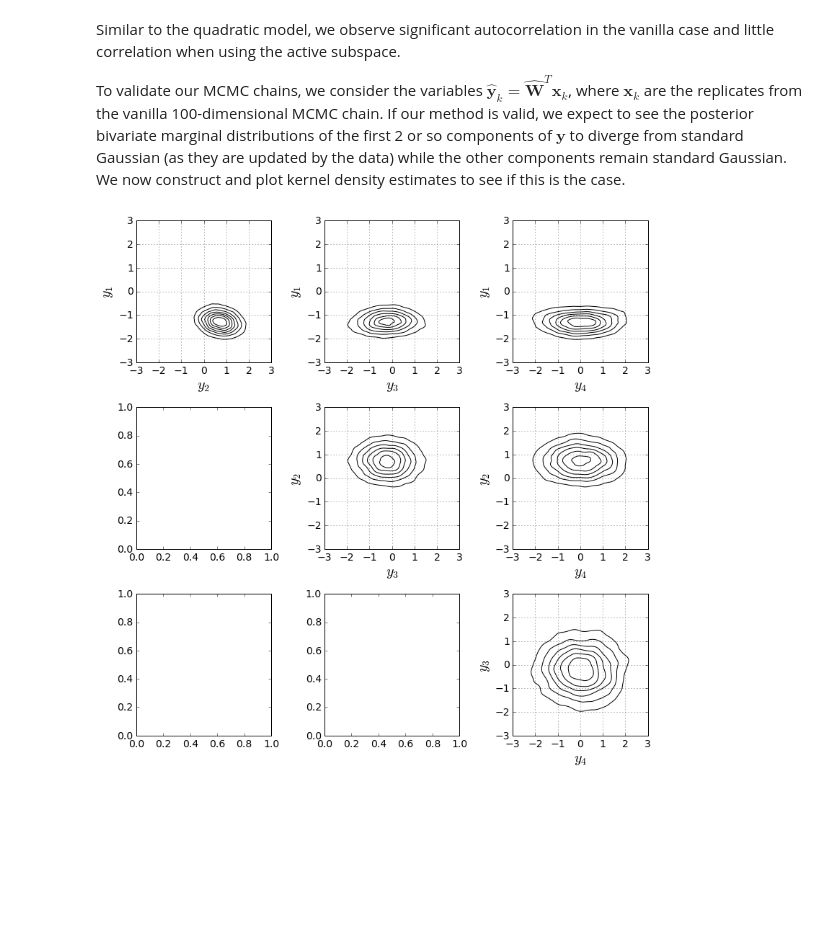
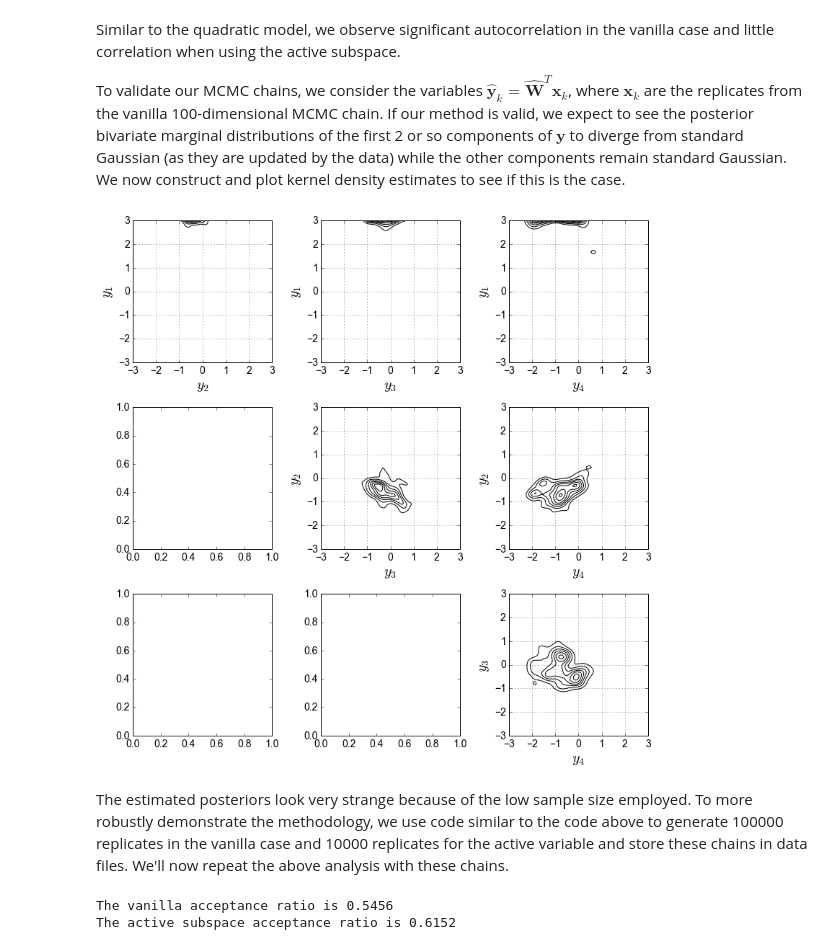
Before and after one commit to paulcon/as-data-sets, a Jupyter notebook: MCMC/MCMC.ipynb, the cells around one changed output. Cells and saved outputs as stored; diff of their text form; code cells hidden in the pictures; blank space fills up the shorter version.

```diff
--- a/MCMC/MCMC.ipynb
+++ b/MCMC/MCMC.ipynb
@@ -377,14 +443,14 @@ where $u$ is the solution, $\mathbf s$ are the spatial coordinates, and $\mathbf
+# %%
+# compute the active subspace for the model's misfit given data
+N_est = 1000 #Number of random points to sample for subspace estimation
+ss = compute_misfit_active_subspace(N_est, model)
 # %%
-import scipy.io as IO
+# set active subspace dimension to 2
+n = 2
+ss.partition(n)
 
-#Load data to compute the active subspace
-misfits = IO.loadmat('misfits.mat')
-
-#Compute the active subspace
-ss = ac.subspaces.Subspaces()
-ss.compute(df=misfits['dmisfits'], nboot=500); ss.partition(2)
-
-ac.utils.plotters.eigenvalues(ss.eigenvalues[:10], ss.e_br[:10,:])
+# plot active subspace metrics
+ac.utils.plotters.eigenvalues(ss.eigenvalues[:10, 0], e_br=ss.e_br[:10,:])
 ac.utils.plotters.subspace_errors(ss.sub_br[:10,:])
-ac.utils.plotters.sufficient_summary(misfits['X'].dot(ss.W1), misfits['misfits'])
+ac.utils.plotters.eigenvectors(ss.eigenvectors[:,:2])
 # %% [output]
@@ -440,0 +462,12 @@ plt.title('Active Subspace MCMC, Proposal Variance = .3')
+# %%
+fig, axes = plt.subplots(1, 2, figsize=(14, 7)); axes = axes.reshape(2).squeeze()
+
+a = np.exp(model.B.dot(ss.W1[:,0][:,None]).reshape((model.nx, model.nx)))
+x, y = np.arange(1, 101), np.arange(1, 101)
+x, y = np.meshgrid(x, y)
+axes[0].contourf(x, y, a, 100, cmap=plt.get_cmap('cool'))
+axes[0].set_title('First Eigenvector', fontsize=20)
+
+a = np.exp(model.B.dot(ss.W1[:,1][:,None]).reshape((model.nx, model.nx)))
+axes[1].contourf(x, y, a, 100, cmap=plt.get_cmap('cool'))
+axes[1].set_title('Second Eigenvector', fontsize=20)
@@ -443,30 +521,50 @@ Similar to the quadratic model, we observe significant autocorrelation in the va
 
 To validate our MCMC chains, we consider the variables $\hat{\mathbf y}_k = \hat{\mathbf W}^T\mathbf x_k$, where $\mathbf x_k$ are the replicates from the vanilla 100-dimensional MCMC chain. If our method is valid, we expect to see the posterior bivariate marginal distributions of the first 2 or so components of $\mathbf y$ to diverge from standard Gaussian (as they are updated by the data) while the other components remain standard Gaussian. We now construct and plot kernel density estimates to see if this is the case.
 # %%
-y = ss.eigenvectors.T.dot(X_vanilla)
+y = ss.eigenvectors.T.dot(X_van.T)
 
 fig, axes = plt.subplots(3, 3, figsize=(11, 11)); axes = axes.reshape(9).squeeze()
 
 xmin, xmax = -3, 3
 ymin, ymax = -3, 3
 
 xx, yy = np.mgrid[xmin:xmax:100j, ymin:ymax:100j]
 positions = np.vstack([xx.ravel(), yy.ravel()])
 
 plots = [0, 1, 2, 4, 5, 8]
 masks = [[1, 0], [2, 0], [3, 0], [2, 1], [3, 1], [3, 2]]
 
 for i in range(6):
-    kernel = st.gaussian_kde((y[masks[i]])[:,np.random.choice(np.arange(y.shape[1]),\
-                                                           10**5, False)])
+    kernel = st.gaussian_kde(y[masks[i]])
     density = np.reshape(kernel(positions).T, xx.shape)
 
     axes[plots[i]].set_xlim(xmin, xmax)
     axes[plots[i]].set_ylim(ymin, ymax)
     cset = axes[plots[i]].contour(xx, yy, density, colors='k')
     axes[plots[i]].grid(True)
     axes[plots[i]].set_xlabel(r'$y_{}$'.format(masks[i][0]+1), fontsize=20)
     axes[plots[i]].set_ylabel(r'$y_{}$'.format(masks[i][1]+1), fontsize=20)
 fig.tight_layout()
 # %% [output]
-[figure, old version]
+[figure, new version]
+# %% [markdown]
+The estimated posteriors look very strange because of the low sample size employed. To more robustly demonstrate the methodology, we use code similar to the code above to generate 100000 replicates in the vanilla case and 10000 replicates for the active variable and store these chains in data files.  We'll now repeat the above analysis with these chains.
+# %%
+import scipy.io as IO
+
+#X_van = pn.DataFrame.from_csv('Vanilla_Chain.csv').as_matrix()
+#accept_van = pn.DataFrame.from_csv('Vanilla_Acceptance.csv').as_matrix()
+X_van = IO.loadmat('Vanilla_Chain.mat')['Chain']
+accept_van = IO.loadmat('Vanilla_Acceptance')['Accept']
+
+print "The vanilla acceptance ratio is {:.4}".format(accept_van.mean())
+
+#Y = pn.DataFrame.from_csv('AV_Chain.csv').as_matrix()
+#accept_AS = pn.DataFrame.from_csv('AV_Acceptance.csv').as_matrix()
+Y = IO.loadmat('AV_Chain.mat')['Chain']
+accept_AS = IO.loadmat('AV_Acceptance')['Accept']
+
+print "The active subspace acceptance ratio is {:.4}".format(accept_AS.mean())
+# %% [output]
+The vanilla acceptance ratio is 0.5456
+The active subspace acceptance ratio is 0.6152
```
Also changed, not shown: parts of 26 cells of this notebook, 9 other files.
